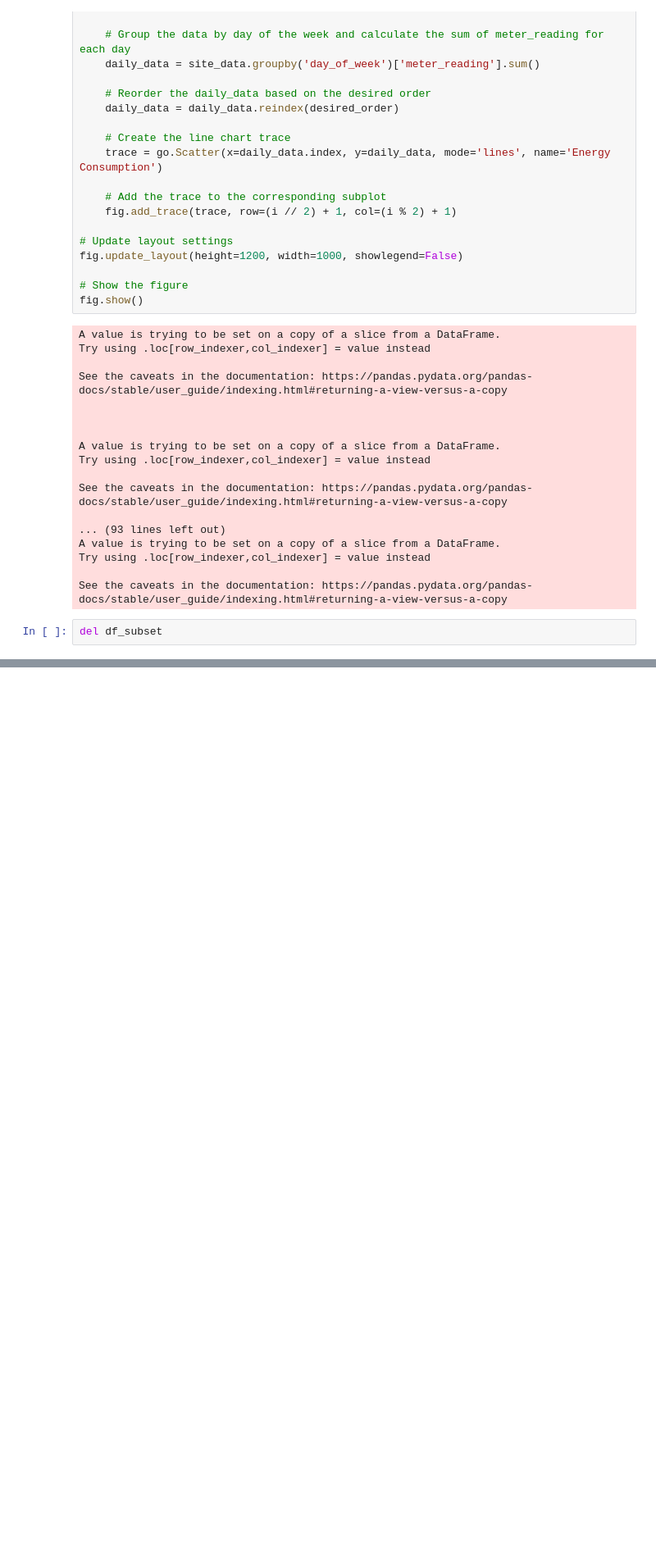
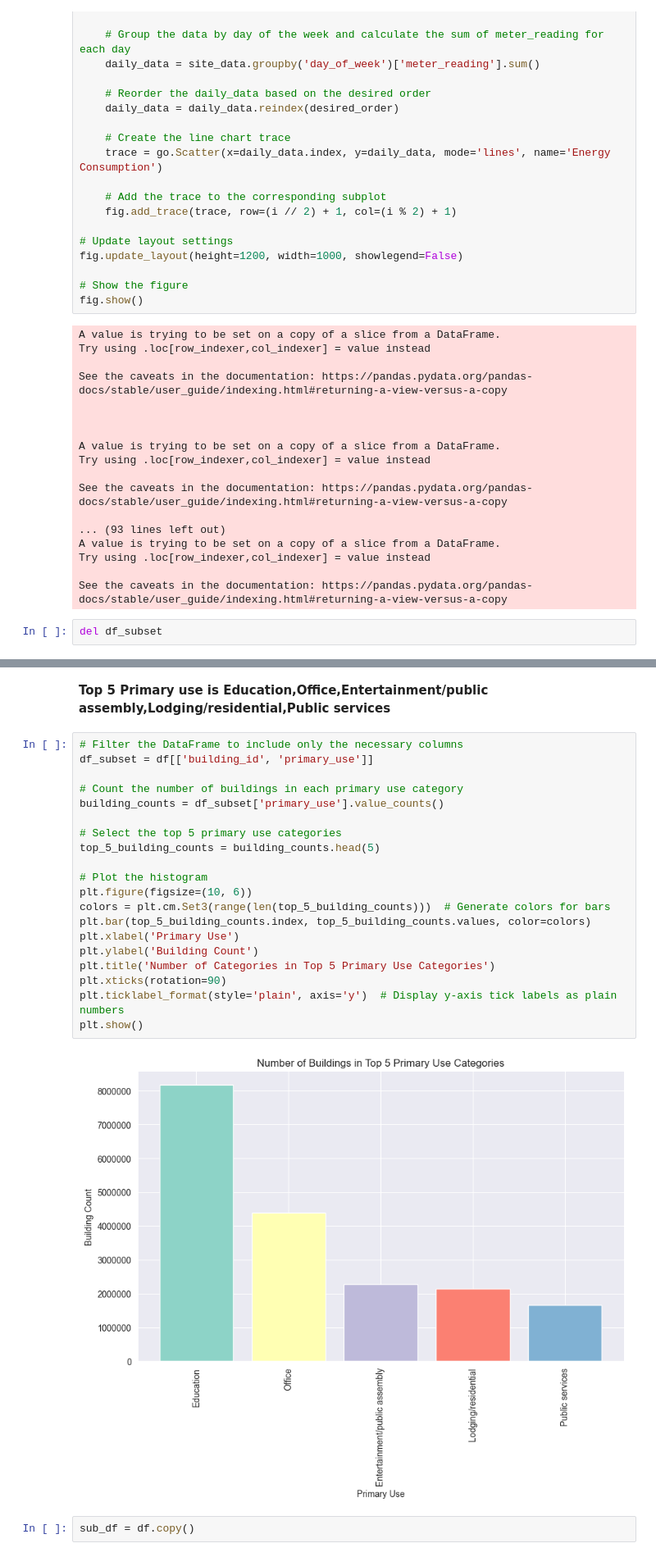
Before and after one commit to asifabbas478/EDA_Energy_Consumption, a Jupyter notebook: EDA_Energy_consumption.ipynb, the cells around one changed output, grey strips where cells are left out. Shown at 82% size. Drawn from its saved outputs; the diff is of its cells as text; blank space fills up the shorter version.

```diff
--- a/EDA_Energy_consumption.ipynb
+++ b/EDA_Energy_consumption.ipynb
@@ -714,0 +717,26 @@ plt.show()
+# %% [markdown]
+**Top 5 Primary use is Education,Office,Entertainment/public assembly,Lodging/residential,Public services**
+# %%
+# Filter the DataFrame to include only the necessary columns
+df_subset = df[['building_id', 'primary_use']]
+
+# Count the number of buildings in each primary use category
+building_counts = df_subset['primary_use'].value_counts()
+
+# Select the top 5 primary use categories
+top_5_building_counts = building_counts.head(5)
+
+# Plot the histogram
+plt.figure(figsize=(10, 6))
+colors = plt.cm.Set3(range(len(top_5_building_counts)))  # Generate colors for bars
+plt.bar(top_5_building_counts.index, top_5_building_counts.values, color=colors)
+plt.xlabel('Primary Use')
+plt.ylabel('Building Count')
+plt.title('Number of Categories in Top 5 Primary Use Categories')
+plt.xticks(rotation=90)
+plt.ticklabel_format(style='plain', axis='y')  # Display y-axis tick labels as plain numbers
+plt.show()
+# %% [output]
+[figure, added]
+# %%
+sub_df = df.copy()
```
Also changed, not shown: parts of 9 cells of this notebook.
